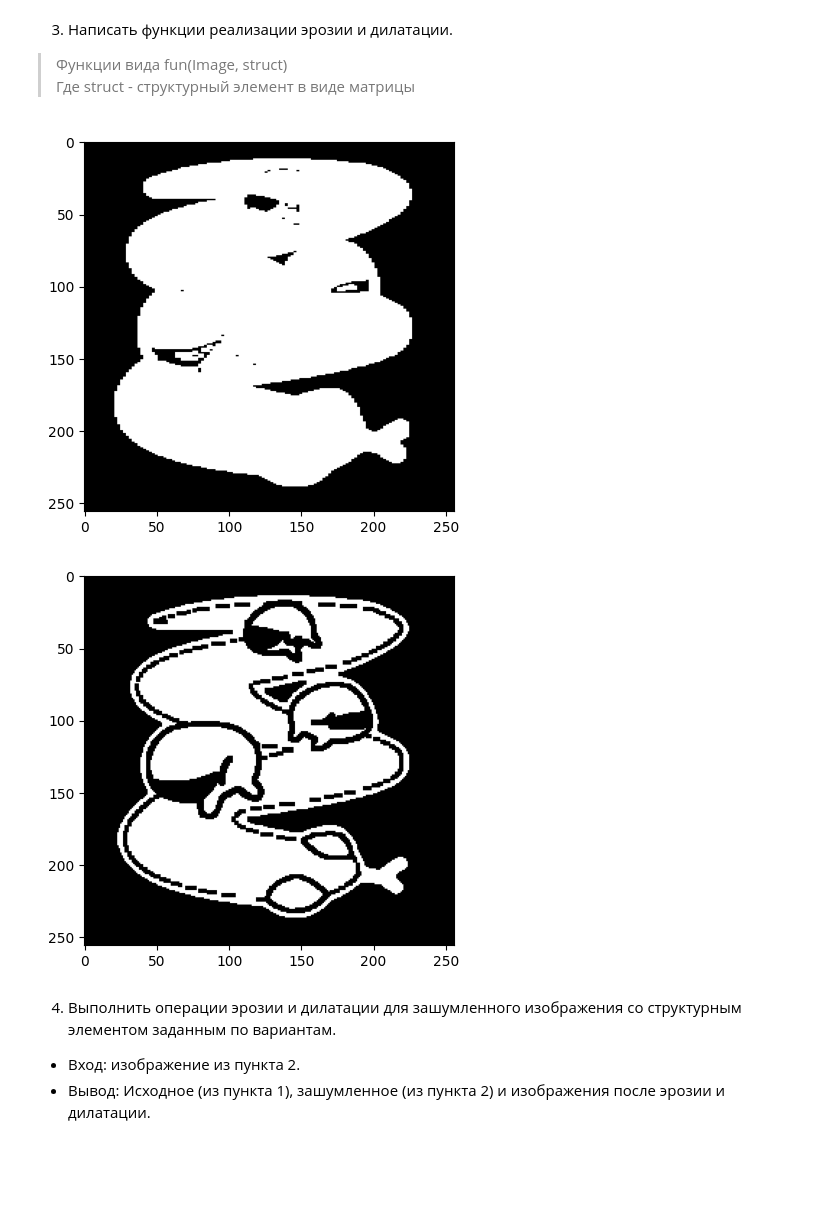
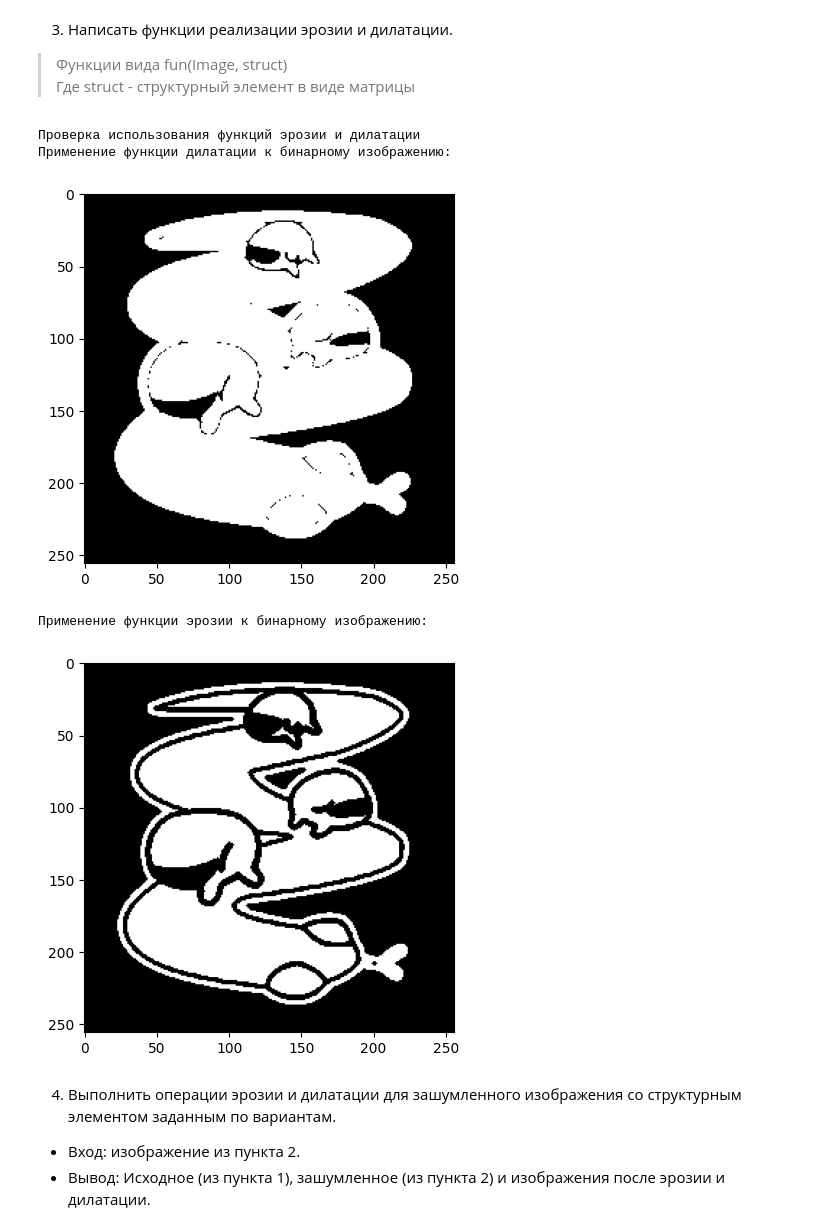
Before and after one commit to Televerso/TSOI_lab3, a Jupyter notebook: ТЦОИ_ЛР3.ipynb, the cells around one changed output. Drawn from its saved outputs; the diff is of its cells as text; code cells hidden in the pictures; blank space fills up the shorter version.

```diff
--- a/ТЦОИ_ЛР3.ipynb
+++ b/ТЦОИ_ЛР3.ipynb
@@ -96,7 +95,7 @@ def to_grayscale(image):
     return image_gray
 
 image_orig = cv2.resize(cv2.imread('img1.png',1).astype('uint8')[:,:,::-1], (256,256))
-# image_orig = cv2.resize(cv2.imread('img1.png',1).astype('uint8')[:,:,::-1], (1024,1024))
+# image_orig = cv2.resize(cv2.imread('img1.png',1).astype('uint8')[:,:,::-1], (2048,2048))
 
 def to_bin(image, thresh):
     image_gray = to_grayscale(image)
@@ -104,7 +103,9 @@ def to_bin(image, thresh):
     image_bin[image_gray > thresh] = True
     return image_bin
 
+print("Исходное изображение")
 show_image(image_orig) # Менять тут
-image_bin = to_bin(image_orig, thresh=111)
+image_bin = to_bin(image_orig, thresh=128)
+print("Бинарное изображение")
 show_image(image_bin)
 # %% [output]
@@ -145,26 +170,50 @@ def dilation(image, struct):
     return image_dil[struct.shape[0]//2:-struct.shape[0]//2+1,
            struct.shape[1]//2:-struct.shape[1]//2+1]
 # %%
-def erosion(image, struct):
+def erosion_maxmin(image, struct):
+    image_h, image_w = image.shape
+    struct_h, struct_w = struct.shape
+
+    struct_h_center = struct_h // 2
+    struct_w_center = struct_w // 2
+
+    image_l = np.zeros((image_h + struct_h, image_w + struct_w), dtype=bool)
+    image_l[struct_h_center:struct_h_center+image_h, struct_w_center:struct_w_center+image_w] = image
+
+    image_er = np.zeros_like(image)
+
+    for i in range(image.shape[0]):
+        for j in range(image.shape[1]):
+            region = image_l[i : i + struct_h, j : j + struct_w]
+            image_er[i, j] = np.min(region[struct])
+
+    return image_er
+
+def erosion_copy(image, struct):
     image_h, image_w = image.shape
     struct_h, struct_w = struct.shape
     height, width = image_h - struct_h - 1, image_w - struct_w - 1
 
-    image_dil = np.zeros_like(image, dtype=bool)
+    image_er = np.zeros_like(image, dtype=bool)
     for i in range(height):
         for j in range(width):
             if (image[i:i+struct_h,j:j+struct_w] & struct).all():
-                image_dil[i + struct_h//2,j + struct_w//2] = struct[struct_h//2, struct_w//2]
-    return image_dil
+                image_er[i + struct_h//2,j + struct_w//2] = True
+    return image_er
 # %%
-struct = np.array([[1,1,1],[1,1,1],[1,1,1]], dtype=bool)
+struct = np.array([[0,1,0],[1,1,1],[0,1,0]], dtype=bool)
 
-
-show_image(dilation(image_bin, struct))
-show_image(erosion(image_bin, struct))
+print("Проверка использования функций эрозии и дилатации")
+print("Применение функции дилатации к бинарному изображению:")
+show_image(dilation_maxmin(image_bin, struct))
+print("Применение функции эрозии к бинарному изображению:")
+show_image(erosion_maxmin(image_bin, struct))
 # %% [output]
+Проверка использования функций эрозии и дилатации
+Применение функции дилатации к бинарному изображению:
-[figure, old version]
+[figure, new version]
+Применение функции эрозии к бинарному изображению:
-[figure, old version]
+[figure, new version]
 # %% [markdown]
 4. Выполнить операции эрозии и дилатации для зашумленного изображения со структурным элементом заданным по вариантам.
   *   Вход: изображение из пункта 2.
```
Also changed, not shown: parts of 12 cells of this notebook, 2 other files.
